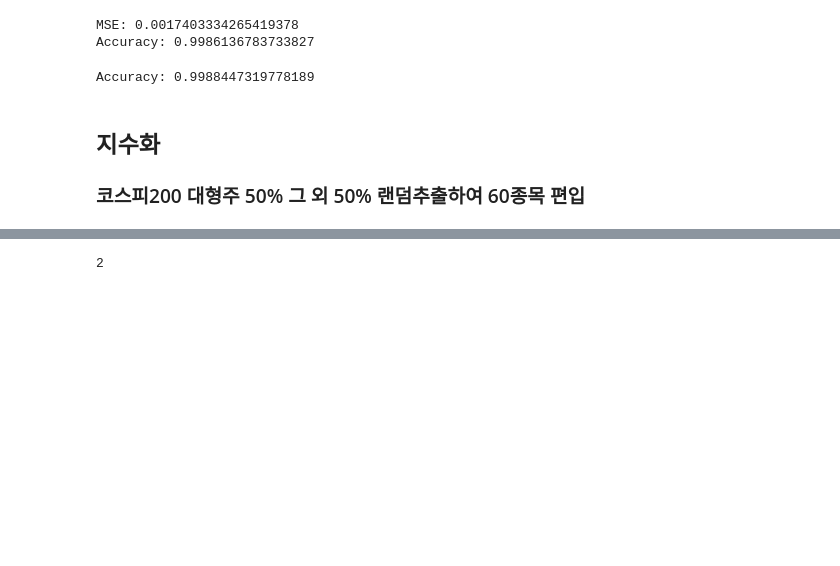
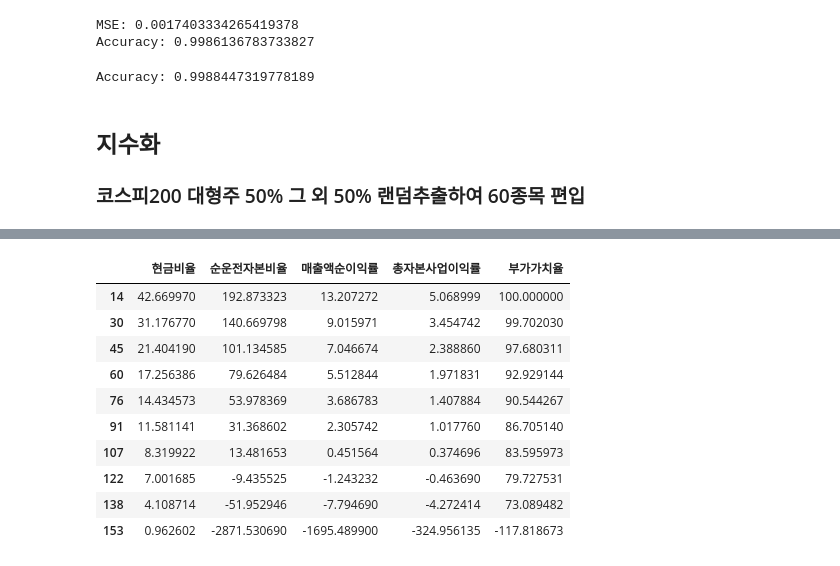
Before and after one commit to seohyungro/Python, a Jupyter notebook: 공모전/코드공유파일.ipynb, the cells around one changed output, grey strips where cells are left out. Drawn from its saved outputs; the diff is of its cells as text; code cells hidden in the pictures; blank space fills up the shorter version.

```diff
--- a/공모전/코드공유파일.ipynb
+++ b/공모전/코드공유파일.ipynb
@@ -876,24 +718,0 @@ ValueError: Input array must be 1 dimensional
-# %%
-
-
-# 선택된 피처들의 값을 기준으로 위험도를 낮추기 위해 내림차순 정렬
-selected_companies = selected_companies.sort_values(['현금비율', '순운전자본비율', '매출액순이익률', '총자본사업이익률', '부가가치율'], ascending=[False, False, False, False, False])
-
-# 선택된 피처들의 값을 10등분하여 각 값의 점수를 계산
-quantiles = selected_companies.quantile(q=np.linspace(0, 1, 11), axis=0)[['현금비율', '순운전자본비율', '매출액순이익률', '총자본사업이익률', '부가가치율']]
-quantile_dict = quantiles.to_dict()
-
-# 선택된 기업들의 각 피처별 평균값을 계산하여 10등분한 점수를 계산
-mean_score = {}
-for col in quantiles.columns:
-    mean_score[col] = pd.cut(selected_companies[col].mean(), bins=quantile_dict[col], labels=False) + 1
-
-
-
-
-# 내부위험도 지수 계산
-max_score = 50
-n_companies = len(selected_companies)
-total_score = (n_companies * sum(mean_score.values()) * max_score) / (3000)
-
-print(f"내부위험도 지수: {total_score:.2f}")
@@ -920,27 +719,32 @@ Name: 현금비율, dtype: float64
-# %%
-import numpy as np
-
-# 주어진 데이터프레임에서 '현금비율' 컬럼의 값을 리스트로 저장
-cash_ratio_list = [89.358870, 45.922443, 29.667251, 20.365894, 13.704111, 9.066961, 6.145507, 1.189500, 0.1, 0.01]
-
-# 등급을 매기는 함수 정의
-def get_grade(cash_ratio):
-    # 등급 리스트 만들기
-    grade_list = [1, 2, 3, 4, 5, 6, 7, 8, 9, 10]
-    # 등급별 기준값 리스트 만들기
-    threshold_list = [0, 1, 2, 3, 4, 5, 6, 7, 8]
-    # 등급 계산하기
-    for i in range(len(threshold_list)):
-        if cash_ratio >= cash_ratio_list[threshold_list[i]]:
-            return grade_list[i]
-    # 등급 10 반환 (최저 등급)
-    return grade_list[-1]
-
-# 현금비율이 50일 때 등급 계산하기
-cash_ratio = 50
-grade = get_grade(cash_ratio)
-print(grade)
-# %% [output]
-2
+# %%
+d1 = d1.dropna().reset_index(drop=True)
+d2 = d2.dropna().reset_index(drop=True)
+# %%
+# 데이터프레임의 열 이름을 리스트로 만듭니다.
+columns = d1.columns.tolist()[4:]
+
+# 각 열에서 상위 10개의 데이터를 추출하는 for문을 작성합니다.
+result = []
+for col in columns:
+    data = d1[col].sort_values(ascending=False).reset_index(drop=True).loc[[14, 30, 45, 60, 76, 91, 107, 122, 138, 153]]
+    result.append(data)
+
+# 추출한 결과를 데이터프레임으로 합쳐줍니다.
+d1_top10 = pd.concat(result, axis=1)
+
+# 데이터프레임을 출력합니다.
+d1_top10
+# %% [output]
+|  | 현금비율 | 순운전자본비율 | 매출액순이익률 | 총자본사업이익률 | 부가가치율 |
+| 14 | 42.669970 | 192.873323 | 13.207272 | 5.068999 | 100.000000 |
+| 30 | 31.176770 | 140.669798 | 9.015971 | 3.454742 | 99.702030 |
+| 45 | 21.404190 | 101.134585 | 7.046674 | 2.388860 | 97.680311 |
+| 60 | 17.256386 | 79.626484 | 5.512844 | 1.971831 | 92.929144 |
+| 76 | 14.434573 | 53.978369 | 3.686783 | 1.407884 | 90.544267 |
+| 91 | 11.581141 | 31.368602 | 2.305742 | 1.017760 | 86.705140 |
+| 107 | 8.319922 | 13.481653 | 0.451564 | 0.374696 | 83.595973 |
+| 122 | 7.001685 | -9.435525 | -1.243232 | -0.463690 | 79.727531 |
+| 138 | 4.108714 | -51.952946 | -7.794690 | -4.272414 | 73.089482 |
+| 153 | 0.962602 | -2871.530690 | -1695.489900 | -324.956135 | -117.818673 |
 # %%
 feature_1 = pd.DataFrame({
```
Also changed, not shown: parts of 42 cells of this notebook, 6 other files.
